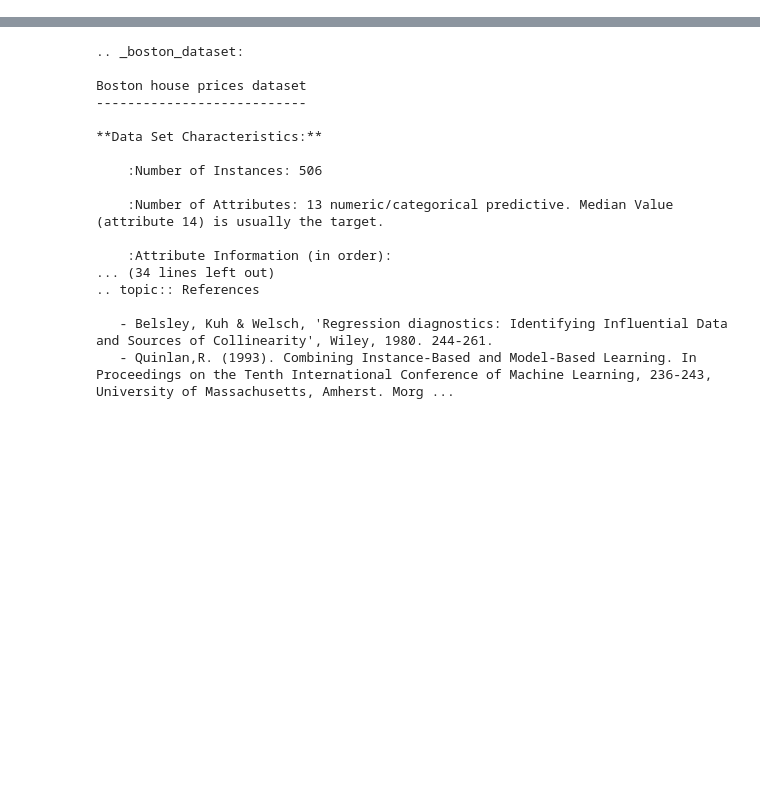
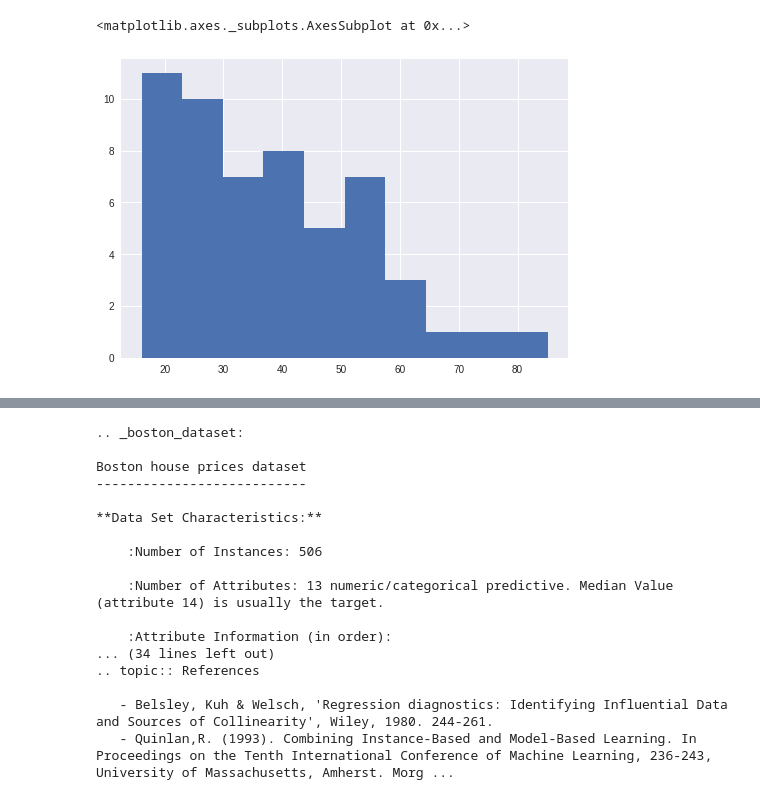
Before and after one commit to ayrtonddr/DS_taller, a Jupyter notebook: Linear_Regression.ipynb, the cells around one changed output, grey strips where cells are left out. Drawn from its saved outputs; the diff is of its cells as text; code cells hidden in the pictures; blank space fills up the shorter version.

```diff
--- a/Linear_Regression.ipynb
+++ b/Linear_Regression.ipynb
@@ -2,0 +58,5 @@
+# %%
+data['Peso'].hist()
+# %% [output]
+<matplotlib.axes._subplots.AxesSubplot at 0x...>
+[figure, added]
```
Also changed, not shown: parts of 14 cells of this notebook.
